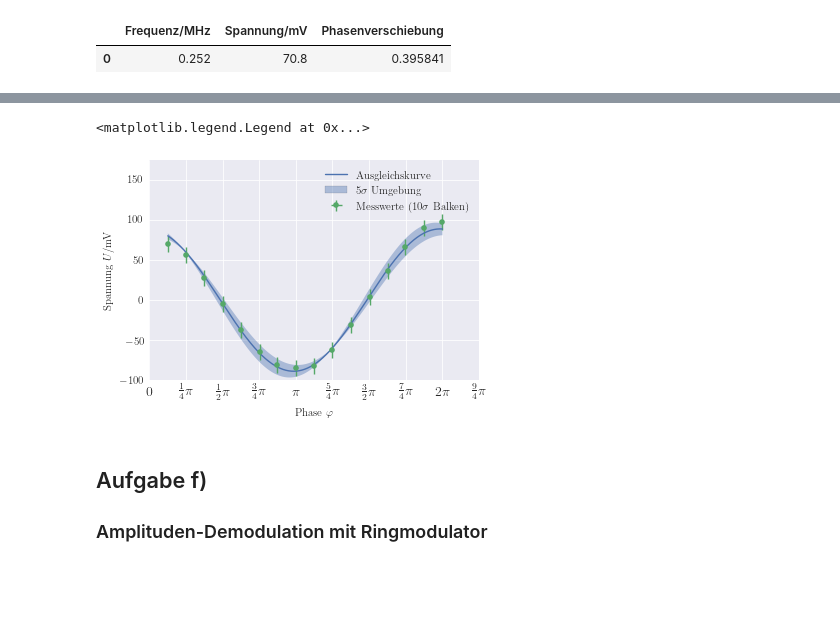
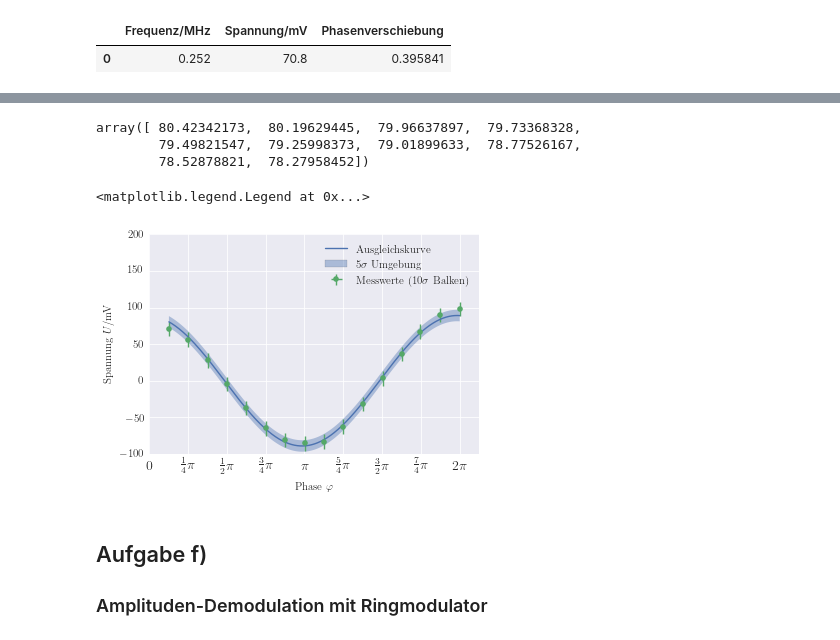
Before and after one commit to LuckyJosh/PhysikFP2015, a Jupyter notebook: 02_ModulationDemodulation[ ]/Python/Auswertung.ipynb, the cells around one changed output, grey strips where cells are left out. Saved outputs shown, nothing was run; the diff lists cells and outputs as text; code cells hidden in the pictures; blank space fills up the shorter version.

```diff
--- a/02_ModulationDemodulation[ ]/Python/Auswertung.ipynb
+++ b/02_ModulationDemodulation[ ]/Python/Auswertung.ipynb
@@ -555,12 +568,15 @@ voltage_err = np.array([1]*len(df_freq_dcvoltage["Spannung/mV"]))
 def cos(phi,a,b):
     return a * np.cos(phi + b)
 
-popt, pcov = sp.optimize.curve_fit(cos, df_freq_dcvoltage["Phasenverschiebung"],df_freq_dcvoltage["Spannung/mV"], p0=(90,0.2))
+popt, pcov = sp.optimize.curve_fit(cos, df_freq_dcvoltage["Phasenverschiebung"],df_freq_dcvoltage["Spannung/mV"],
+                                   p0=(90,0.2))
 
 param_a, param_b = fit_errors(popt,pcov)
 
 print("Amplitude:", param_a)
 print("Phase:", param_b, param_b/const.pi * 180)
+#print("Y-Verschiebung:", param_c)
+print(pcov)
 # %% [output]
 Amplitude: 89.1+/-1.6
 Phase: 0.048+/-0.018 2.8+/-1.0
@@ -566,0 +585,3 @@ Phase: 0.048+/-0.018 2.8+/-1.0
+# %%
+cos_err = param_a* unp.cos(P+  param_b)
+cos_err[:10]
@@ -567,31 +599,37 @@ Phase: 0.048+/-0.018 2.8+/-1.0
+# %%
+cos(P,*popt)[:10]
+# %% [output]
+array([ 80.42342173,  80.19629445,  79.96637897,  79.73368328,
+        79.49821547,  79.25998373,  79.01899633,  78.77526167,
+        78.52878821,  78.27958452])
 # %%
 fig, ax = plt.subplots()
 P = np.linspace(df_freq_dcvoltage["Phasenverschiebung"].min(),df_freq_dcvoltage["Phasenverschiebung"].max(),1000)
-ax.set_xlim(0,2.25*const.pi)
-ax.set_ylim(-100,175)
+ax.set_xlim(0,2.125*const.pi)
+ax.set_ylim(-100,200)
 #axis_scale(1e06,axis="x")
 #siunitx_ticklabels(ax=ax)
-create_pi_labels(a=0, b=2.25, step=0.25, ax=ax, direction='x')
+create_pi_labels(a=0, b=2.125, step=0.25, ax=ax, direction='x')
 ax.set_xlabel(axis_label("Phase",sym=r"\varphi"))
 ax.set_ylabel(axis_label("Spannung",sym="U",unit="mV"))
 
 plt.plot(P,cos(P,*popt),label="Ausgleichskurve")
-sigma = ax.fill_between(P,cos(P,noms(param_a)+5*stds(param_a),noms(param_b)+5*stds(param_b)),
-                cos(P,noms(param_a)-5*stds(param_a),noms(param_b)-5*stds(param_b)),
+sigma = ax.fill_between(P,noms(cos_err)- 5*stds(cos_err),
+                noms(cos_err)+ 5*stds(cos_err),
                 edgecolor="",alpha=0.4)
 ax.bar(0,0,width=0,color=sigma.get_facecolor()[0][:-1],edgecolor="",label=r"5$\sigma$ Umgebung",alpha=0.4)
 #plt.plot(P,cos(P,noms(param_a)+stds(param_a),noms(param_b)+stds(param_b)))
 #plt.plot(P,cos(P,noms(param_a)-stds(param_a),noms(param_b)-stds(param_b)))
 
 x = np.array(df_freq_dcvoltage["Phasenverschiebung"])
 y = np.array(df_freq_dcvoltage["Spannung/mV"])
 
 ax.errorbar(x,y,yerr=10*voltage_err,xerr=10*phase_err, marker="o",linestyle="",label="Messwerte (10$\sigma$ Balken)")
 
 ax.legend(loc="upper right")
 # %% [output]
 <matplotlib.legend.Legend at 0x...>
-[figure, old version]
+[figure, new version]
 # %%
 fig.tight_layout()
 fig.savefig(graphic("Phasenempfindlicher_Gleichrichter.pdf"))
```
Also changed, not shown: parts of 9 cells of this notebook, 29 other files.
